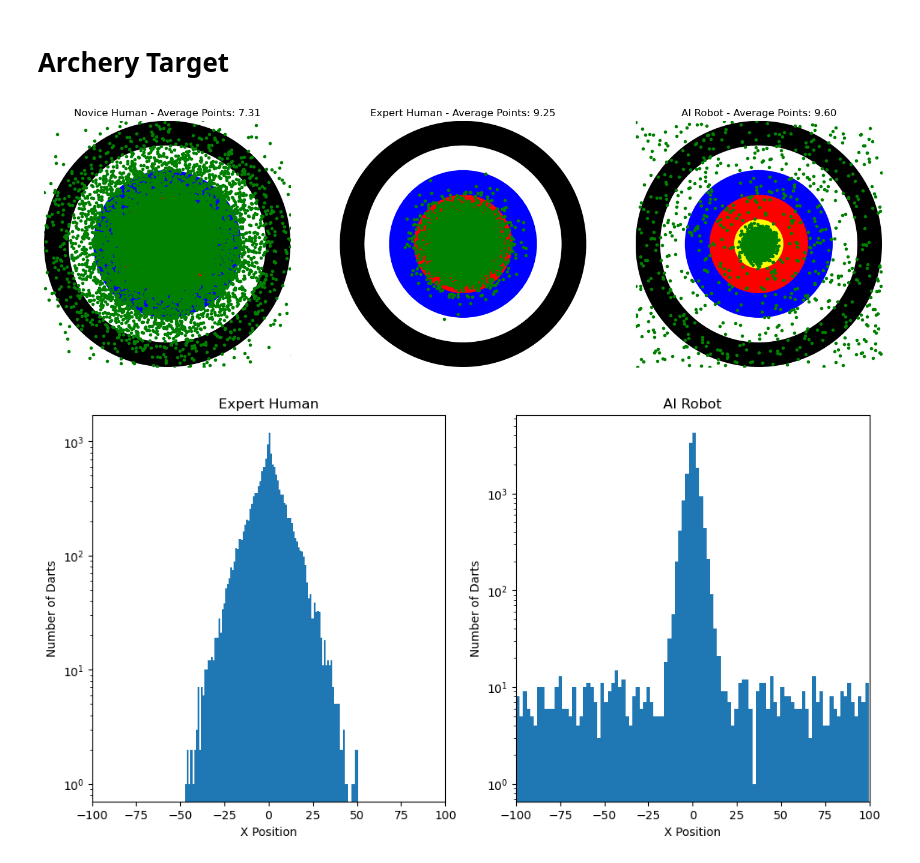
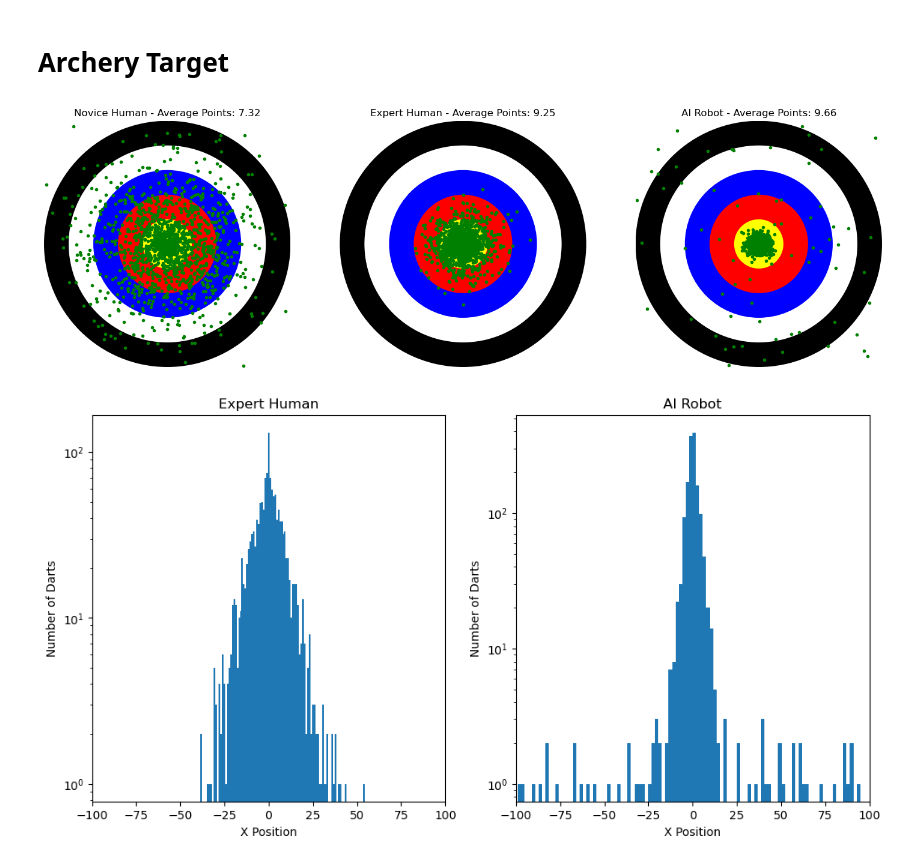
Before and after one commit to wutmeownow/phys441, a Jupyter notebook: JupyterNotebooks/LLS/archery.ipynb, the cells around one changed output. Saved outputs shown, nothing was run; the diff lists cells and outputs as text; code cells hidden in the pictures.

```diff
--- a/JupyterNotebooks/LLS/archery.ipynb
+++ b/JupyterNotebooks/LLS/archery.ipynb
@@ -53,36 +53,36 @@ title_string = ["Novice Human", "Expert Human", "AI Robot"]
 sigmalist = [40.0, 15.0, 5.0]
 ailist = [False, False, True]
 
-nthrows = 15000
+nthrows = 1500
 points_array = []
 
 for j in range(3):
     points = []
     sigma = sigmalist[j]
     mean = 0
     for i in range(nthrows):
         points.append(throw_dart(sigma,mean,ailist[j]))
 
     # Draw the target
     draw_target(ax[j])
 
     # Adjust the plot limits to fit the target
     ax[j].set_xlim(-100, 100)
     ax[j].set_ylim(-100, 100)
     ax[j].set_aspect('equal', 'box')
     ax[j].axis('off')  # Hide the axis
 
     ax[j].plot([x for (x, y) in points], [y for (x, y) in points], 'g.')
     # Display the plot
     ax[j].set_title("{0} - Average Points: {1:0.2f}".format(title_string[j],total_points/nthrows))
 
     points_array.append(points)
 
     total_points = 0
 
 plt.show()
 # %% [output]
-[figure, old version]
+[figure, new version]
 # %%
 fig, ax = plt.subplots(1,2,figsize=(12, 6))
 
@@ -102,4 +102,4 @@ ax[1].set_xlim(-100, 100)
 
 plt.show()
 # %% [output]
-[figure, old version]
+[figure, new version]
```
